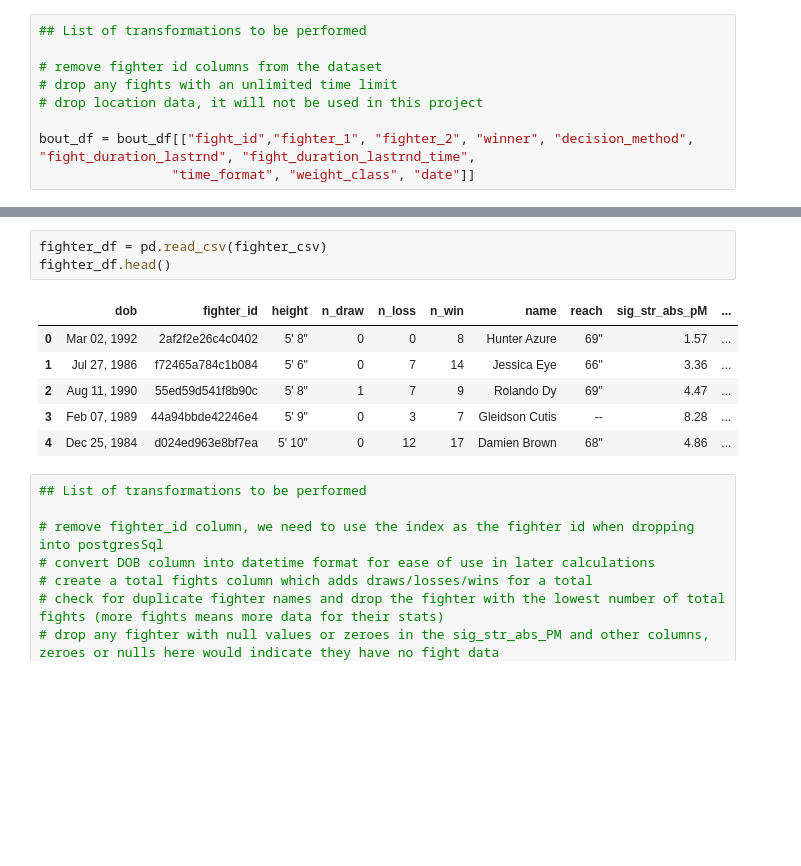
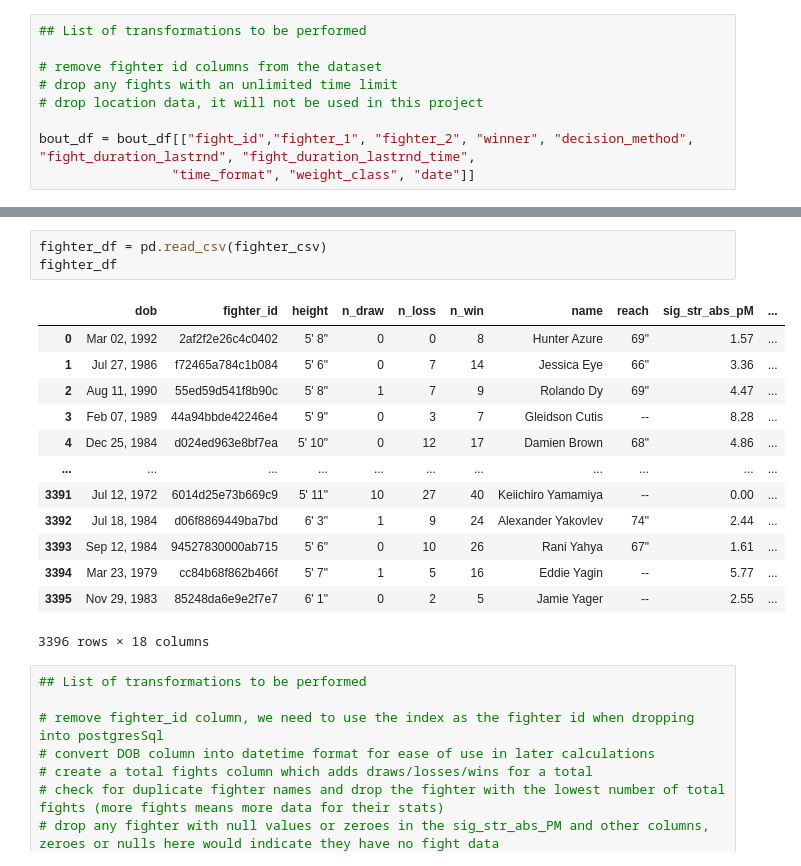
Before and after one commit to cjdance/final_project, a Jupyter notebook: data_clean_up.ipynb, the cells around one changed output, grey strips where cells are left out. Cells and saved outputs as stored; diff of their text form; blank space fills up the shorter version.

```diff
--- a/data_clean_up.ipynb
+++ b/data_clean_up.ipynb
@@ -115,13 +111,20 @@ bout_df
 # %%
 fighter_df = pd.read_csv(fighter_csv)
-fighter_df.head()
+fighter_df
 # %% [output]
 |  | dob | fighter_id | height | n_draw | n_loss | n_win | name | reach | sig_str_abs_pM | ... |
 | 0 | Mar 02, 1992 | 2af2f2e26c4c0402 | 5' 8" | 0 | 0 | 8 | Hunter Azure | 69" | 1.57 | ... |
 | 1 | Jul 27, 1986 | f72465a784c1b084 | 5' 6" | 0 | 7 | 14 | Jessica Eye | 66" | 3.36 | ... |
 | 2 | Aug 11, 1990 | 55ed59d541f8b90c | 5' 8" | 1 | 7 | 9 | Rolando Dy | 69" | 4.47 | ... |
 | 3 | Feb 07, 1989 | 44a94bbde42246e4 | 5' 9" | 0 | 3 | 7 | Gleidson Cutis | -- | 8.28 | ... |
 | 4 | Dec 25, 1984 | d024ed963e8bf7ea | 5' 10" | 0 | 12 | 17 | Damien Brown | 68" | 4.86 | ... |
+| ... | ... | ... | ... | ... | ... | ... | ... | ... | ... | ... |
+| 3391 | Jul 12, 1972 | 6014d25e73b669c9 | 5' 11" | 10 | 27 | 40 | Keiichiro Yamamiya | -- | 0.00 | ... |
+| 3392 | Jul 18, 1984 | d06f8869449ba7bd | 6' 3" | 1 | 9 | 24 | Alexander Yakovlev | 74" | 2.44 | ... |
+| 3393 | Sep 12, 1984 | 94527830000ab715 | 5' 6" | 0 | 10 | 26 | Rani Yahya | 67" | 1.61 | ... |
+| 3394 | Mar 23, 1979 | cc84b68f862b466f | 5' 7" | 1 | 5 | 16 | Eddie Yagin | -- | 5.77 | ... |
+| 3395 | Nov 29, 1983 | 85248da6e9e2f7e7 | 6' 1" | 0 | 2 | 5 | Jamie Yager | -- | 2.55 | ... |
+3396 rows × 18 columns
 # %%
 ## List of transformations to be performed
 
```
Also changed, not shown: parts of 21 cells of this notebook.
